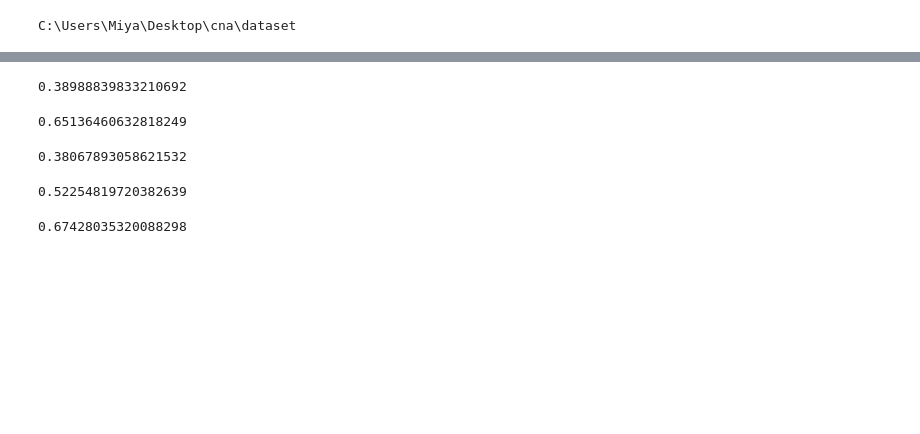
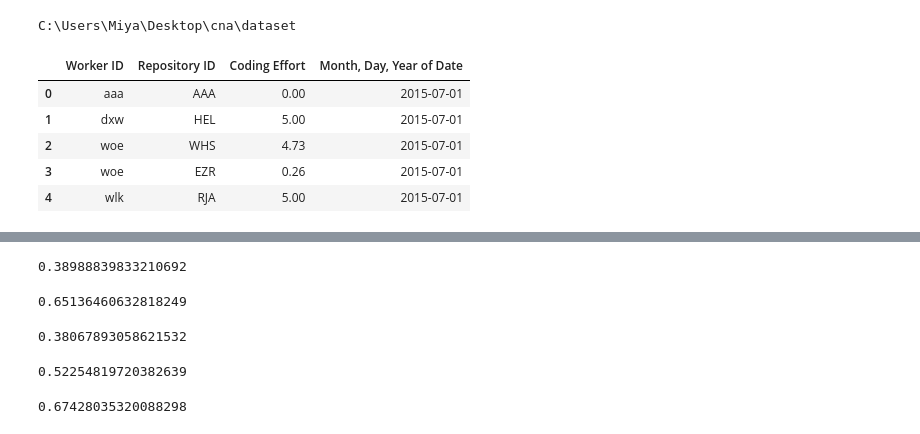
Before and after one commit to MiyainNYC/Graph-Thinking, a Jupyter notebook: Bipartite Projection Recommendation System.ipynb, the cells around one changed output, grey strips where cells are left out. Saved outputs shown, nothing was run; the diff lists cells and outputs as text; code cells hidden in the pictures; blank space fills up the shorter version.

```diff
--- a/Bipartite Projection Recommendation System.ipynb
+++ b/Bipartite Projection Recommendation System.ipynb
@@ -12,4 +12,13 @@ warnings.filterwarnings('ignore')
 data = pd.read_csv('repositories_refined.csv',parse_dates=['Month, Day, Year of Date'])
 #data = data[data['Coding Effort']!=0]
 data.columns= ['Worker ID','Repository ID','Coding Effort','Month, Day, Year of Date']
+# %%
+data.head()
+# %% [output]
+|  | Worker ID | Repository ID | Coding Effort | Month, Day, Year of Date |
+| 0 | aaa | AAA | 0.00 | 2015-07-01 |
+| 1 | dxw | HEL | 5.00 | 2015-07-01 |
+| 2 | woe | WHS | 4.73 | 2015-07-01 |
+| 3 | woe | EZR | 0.26 | 2015-07-01 |
+| 4 | wlk | RJA | 5.00 | 2015-07-01 |
 # %%
```
Also changed, not shown: parts of 29 cells of this notebook.
